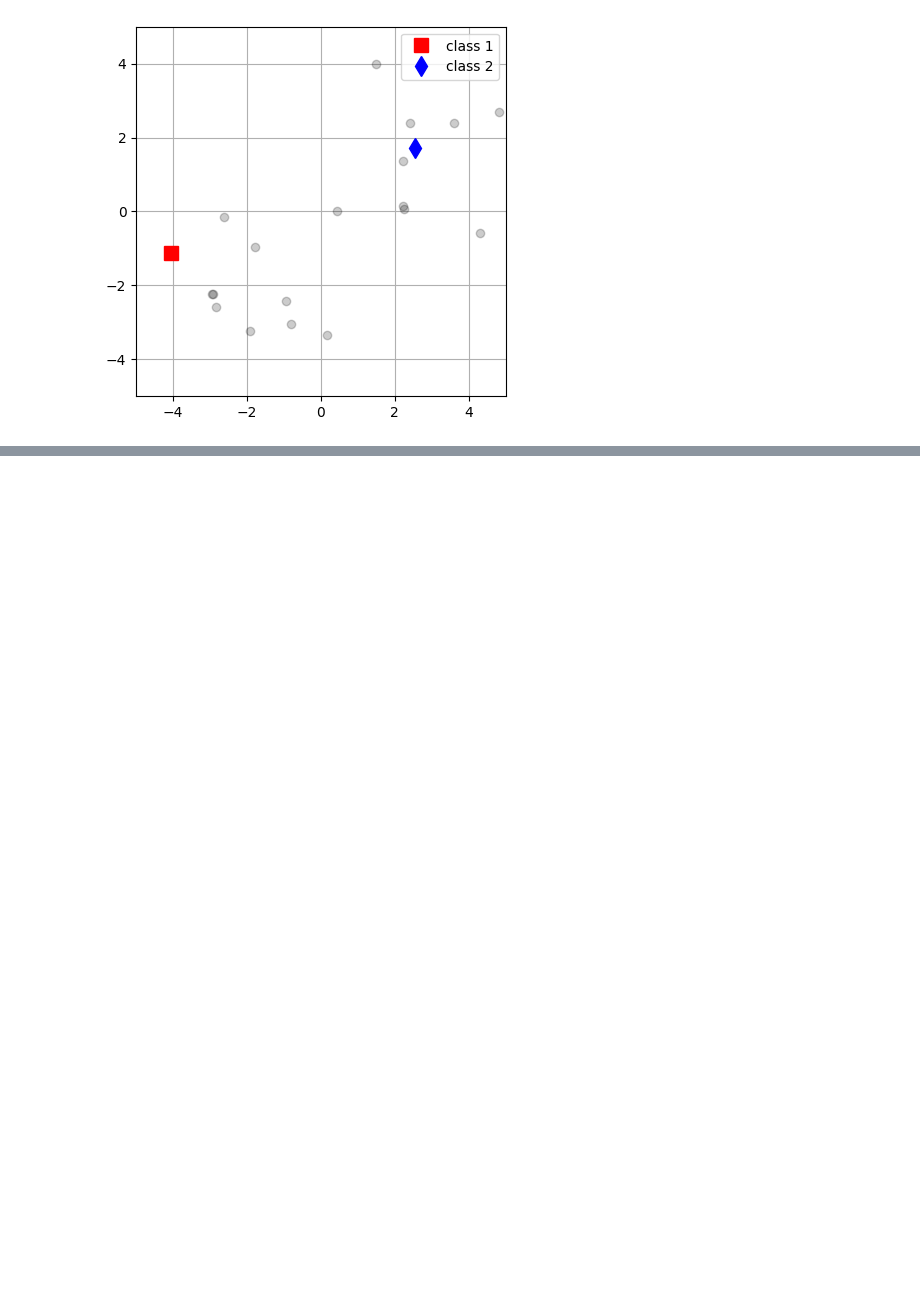
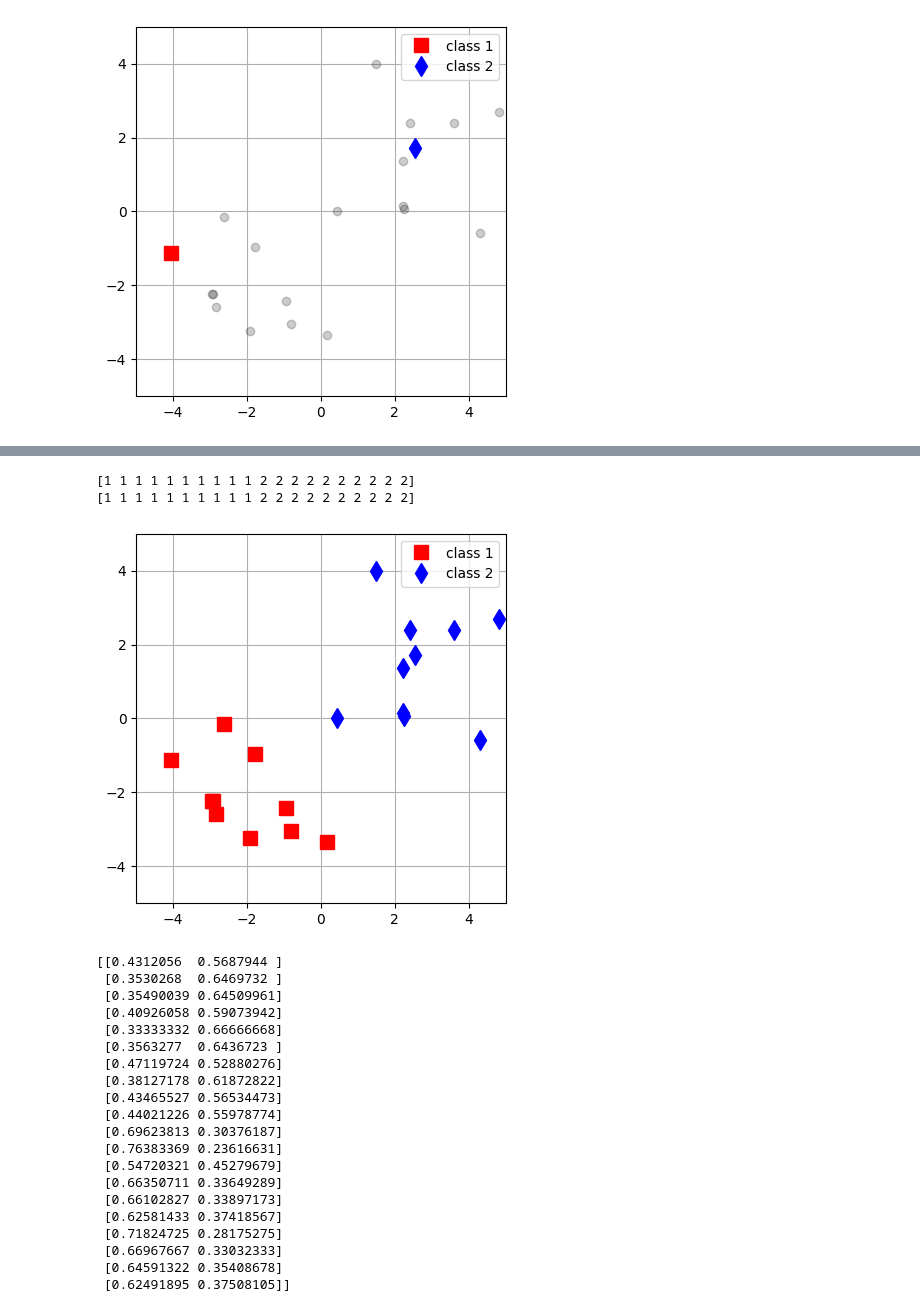
Before and after one commit to krisrjensen/csc730, a Jupyter notebook: assignment 4/Assignment_4.ipynb, the cells around one changed output, grey strips where cells are left out. Cells and saved outputs as stored; diff of their text form; code cells hidden in the pictures; blank space fills up the shorter version.

```diff
--- a/assignment 4/Assignment_4.ipynb
+++ b/assignment 4/Assignment_4.ipynb
@@ -116,2 +181,42 @@ plt.show()
+# %%
+#plot X based on classifier_L prediction
+y_pred_L = classifier_L.predict(X)
+print(y_pred_L)
+print(y)
+print(classifier_L.predict_proba(X))
+fig, axs = plt.subplots(1,1)
+c_inds = np.where(y_pred_L == 1)[0]
+plt.plot(X[c_inds,0],X[c_inds,1],'rs',label = f'class {str(1)}',markersize = 10)
+c_inds = np.where(y_pred_L == 2)[0]
+plt.plot(X[c_inds,0],X[c_inds,1],'bd',label = f'class {str(2)}',markersize = 10)
+plt.grid()
+plt.legend()
+axs.set(xlim=(-5, 5), ylim=(-5, 5))
+axs.set_aspect('equal', 'box')
+plt.show()
+# %% [output]
+[1 1 1 1 1 1 1 1 1 1 2 2 2 2 2 2 2 2 2 2]
+[1 1 1 1 1 1 1 1 1 1 2 2 2 2 2 2 2 2 2 2]
+[figure, added]
+[[0.4312056  0.5687944 ]
+ [0.3530268  0.6469732 ]
+ [0.35490039 0.64509961]
+ [0.40926058 0.59073942]
+ [0.33333332 0.66666668]
+ [0.3563277  0.6436723 ]
+ [0.47119724 0.52880276]
+ [0.38127178 0.61872822]
+ [0.43465527 0.56534473]
+ [0.44021226 0.55978774]
+ [0.69623813 0.30376187]
+ [0.76383369 0.23616631]
+ [0.54720321 0.45279679]
+ [0.66350711 0.33649289]
+ [0.66102827 0.33897173]
+ [0.62581433 0.37418567]
+ [0.71824725 0.28175275]
+ [0.66967667 0.33032333]
+ [0.64591322 0.35408678]
+ [0.62491895 0.37508105]]
 # %%
 # Part III - Find classifier using semi-supervised wrapper method (i.e. X_L,y_L, and X_U)
```
Also changed, not shown: parts of 5 cells of this notebook.
